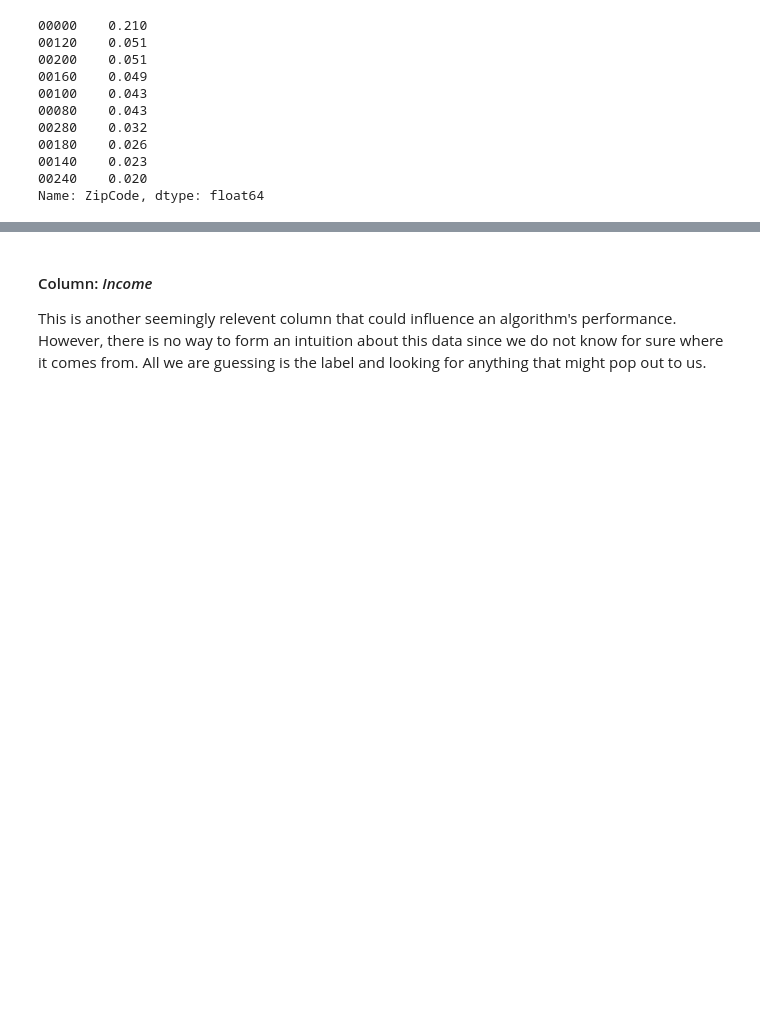
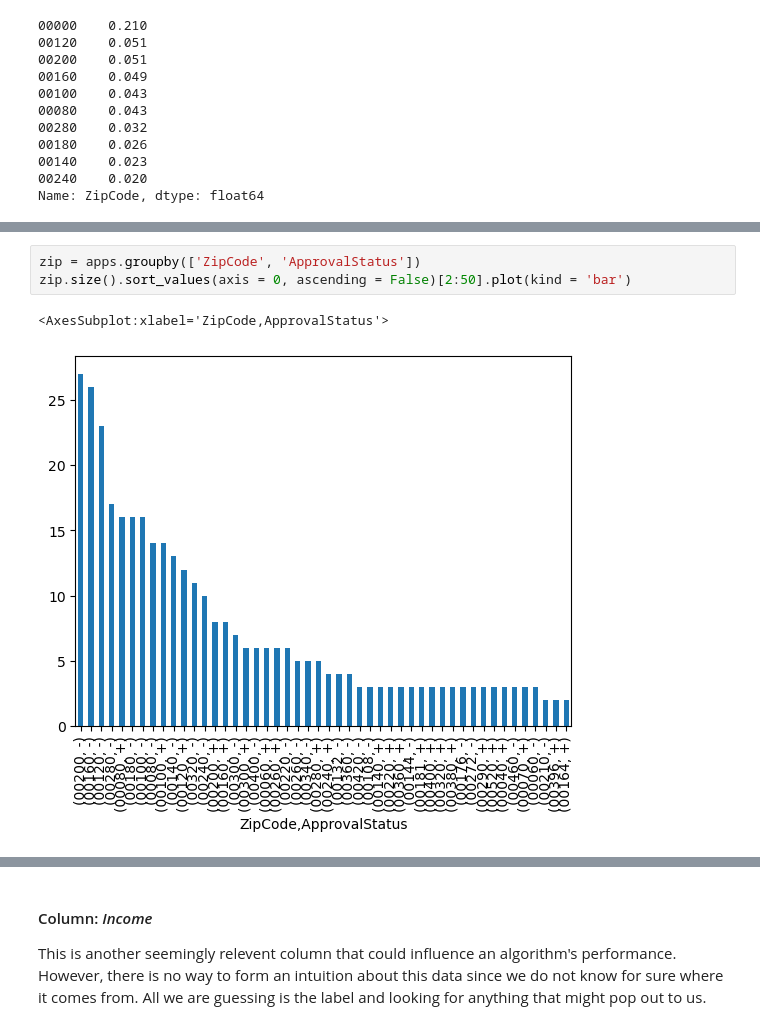
Before and after one commit to nvbergen/DC_project_CC_apps, a Jupyter notebook: Code/Credit approval Project.ipynb, the cells around one changed output, grey strips where cells are left out. Cells and saved outputs as stored; diff of their text form; blank space fills up the shorter version.

```diff
--- a/Code/Credit approval Project.ipynb
+++ b/Code/Credit approval Project.ipynb
@@ -727,0 +762,6 @@ Name: ZipCode, dtype: float64
+# %%
+zip = apps.groupby(['ZipCode', 'ApprovalStatus'])
+zip.size().sort_values(axis = 0, ascending = False)[2:50].plot(kind = 'bar')
+# %% [output]
+<AxesSubplot:xlabel='ZipCode,ApprovalStatus'>
+[figure, added]
```
Also changed, not shown: parts of 22 cells of this notebook.
